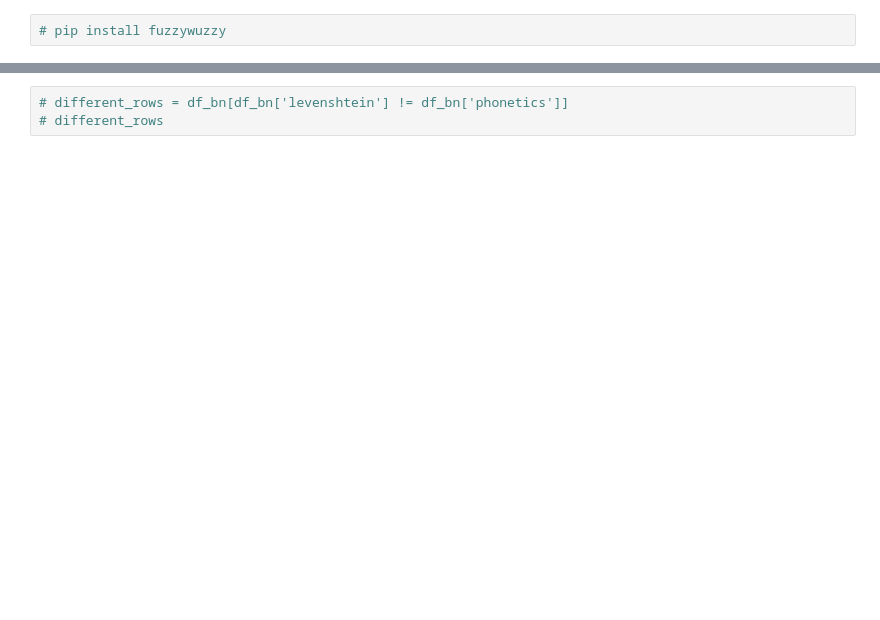
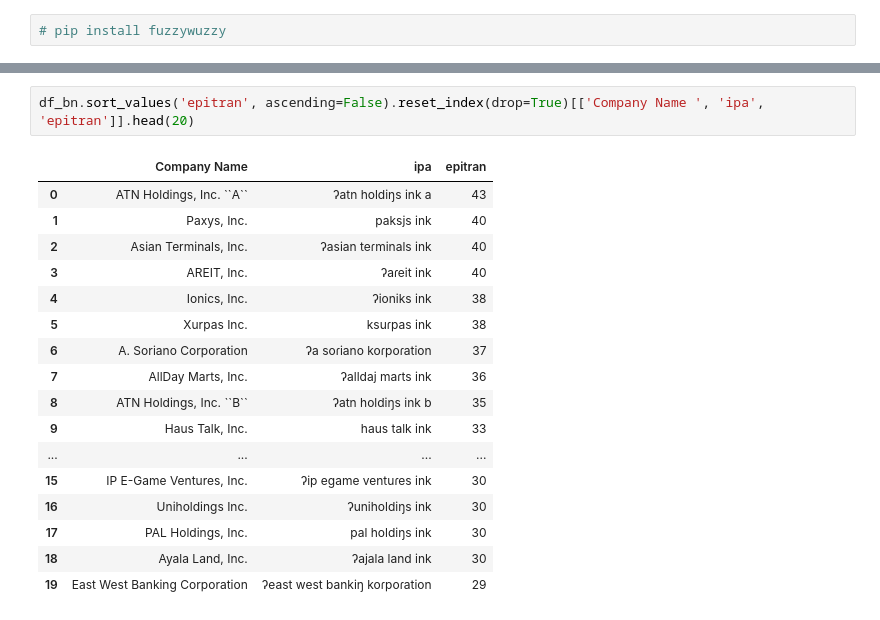
Before and after one commit to redvjames/cair_bnrd_poc, a Jupyter notebook: business_name_checker.ipynb, the cells around one changed output, grey strips where cells are left out. Drawn from its saved outputs; the diff is of its cells as text; blank space fills up the shorter version.

```diff
--- a/business_name_checker.ipynb
+++ b/business_name_checker.ipynb
@@ -129,3 +132,20 @@ df_bn.sort_values('metaphone', ascending=False).head(20)
 # %%
-# different_rows = df_bn[df_bn['levenshtein'] != df_bn['phonetics']]
-# different_rows
+df_bn.sort_values('epitran', ascending=False).reset_index(drop=True)[['Company Name ', 'ipa', 'epitran']].head(20)
+# %% [output]
+|  | Company Name | ipa | epitran |
+| 0 | ATN Holdings, Inc. ``A`` | ʔatn holdiŋs ink a | 43 |
+| 1 | Paxys, Inc. | paksjs ink | 40 |
+| 2 | Asian Terminals, Inc. | ʔasian teɾminals ink | 40 |
+| 3 | AREIT, Inc. | ʔaɾeit ink | 40 |
+| 4 | Ionics, Inc. | ʔioniks ink | 38 |
+| 5 | Xurpas Inc. | ksuɾpas ink | 38 |
+| 6 | A. Soriano Corporation | ʔa soɾiano koɾpoɾation | 37 |
+| 7 | AllDay Marts, Inc. | ʔalldaj maɾts ink | 36 |
+| 8 | ATN Holdings, Inc. ``B`` | ʔatn holdiŋs ink b | 35 |
+| 9 | Haus Talk, Inc. | haus talk ink | 33 |
+| ... | ... | ... | ... |
+| 15 | IP E-Game Ventures, Inc. | ʔip eɡame ventuɾes ink | 30 |
+| 16 | Uniholdings Inc. | ʔuniholdiŋs ink | 30 |
+| 17 | PAL Holdings, Inc. | pal holdiŋs ink | 30 |
+| 18 | Ayala Land, Inc. | ʔajala land ink | 30 |
+| 19 | East West Banking Corporation | ʔeast west bankiŋ koɾpoɾation | 29 |
```
Also changed, not shown: parts of 16 cells of this notebook.
